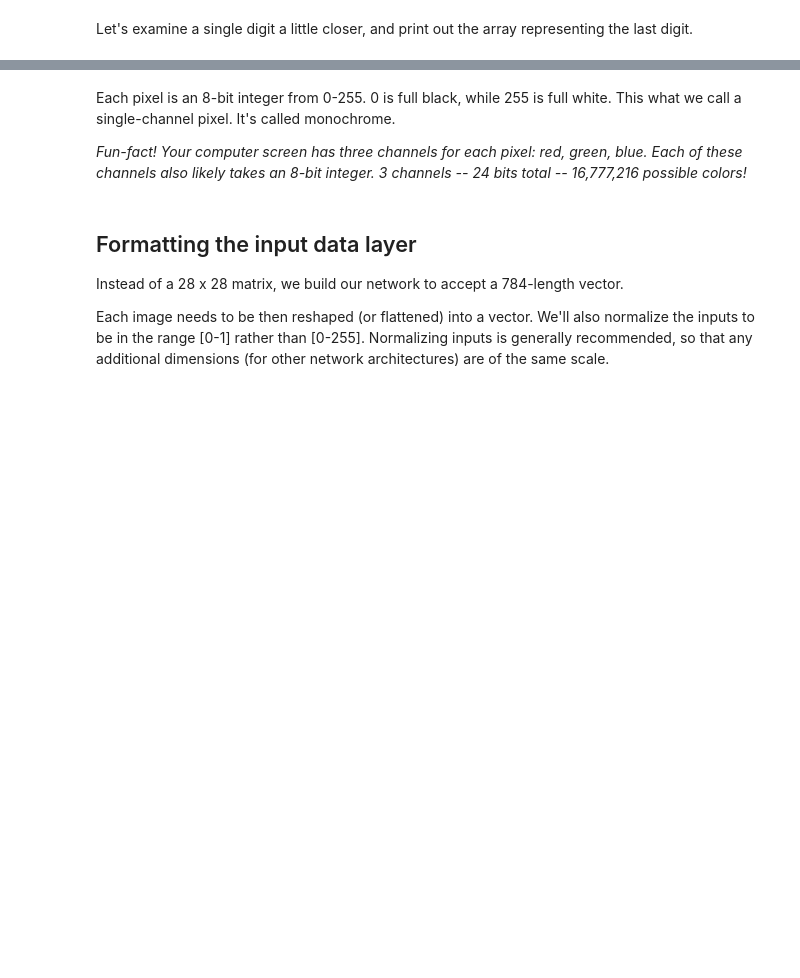
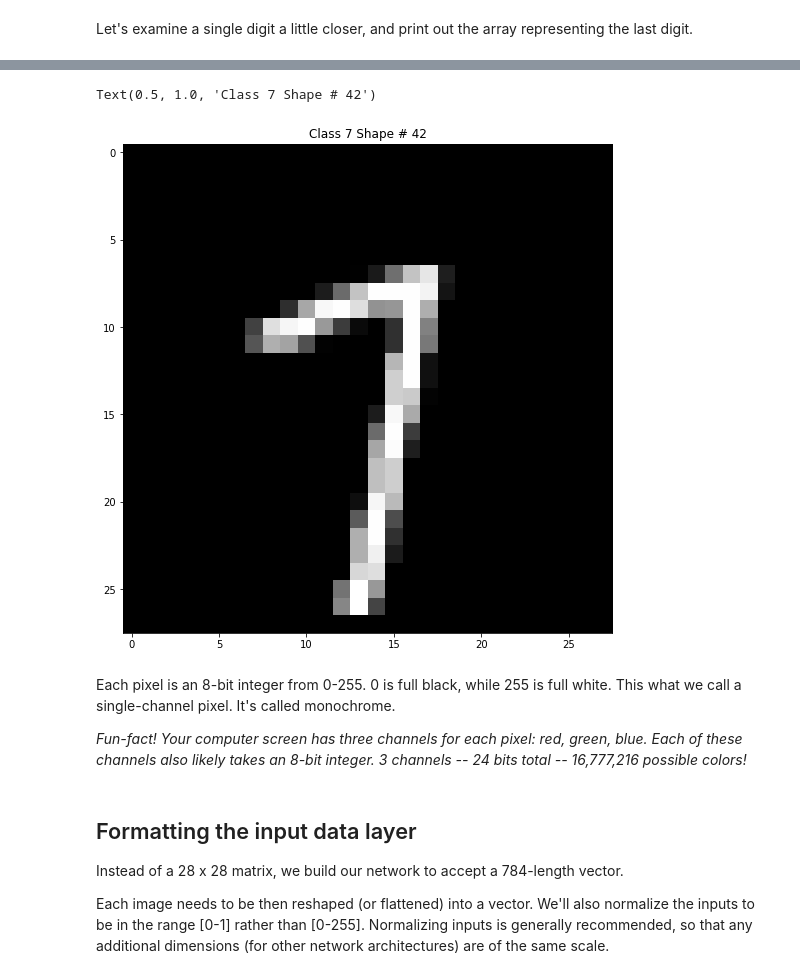
Before and after one commit to pdigit101/Pdigit_sandbox, a Jupyter notebook: MNIST_Recognition_Rev_PDigit.ipynb, the cells around one changed output, grey strips where cells are left out. Drawn from its saved outputs; the diff is of its cells as text; code cells hidden in the pictures; blank space fills up the shorter version.

```diff
--- a/MNIST_Recognition_Rev_PDigit.ipynb
+++ b/MNIST_Recognition_Rev_PDigit.ipynb
@@ -97,6 +98,13 @@ Numero= 7   Shape# 42
 0  0  0  0  0  0  0   0    0    0    0    0  115  255  152    0    0    0   0  0  0  0  0  0  0  0  0  0
 0  0  0  0  0  0  0   0    0    0    0    0  134  255   68    0    0    0   0  0  0  0  0  0  0  0  0  0
 0  0  0  0  0  0  0   0    0    0    0    0    0    0    0    0    0    0   0  0  0  0  0  0  0  0  0  0
+# %%
+plt.subplot(1,1,1)
+plt.imshow(X_train[num], cmap='gray', interpolation='none')
+plt.title("Class {} Shape # {}".format(y_train[num], num))
+# %% [output]
+Text(0.5, 1.0, 'Class 7 Shape # 42')
+[figure, added]
 # %% [markdown]
 Each pixel is an 8-bit integer from 0-255. 0 is full black, while 255 is full white. This what we call a single-channel pixel. It's called monochrome.
 
```
Also changed, not shown: parts of 17 cells of this notebook.
